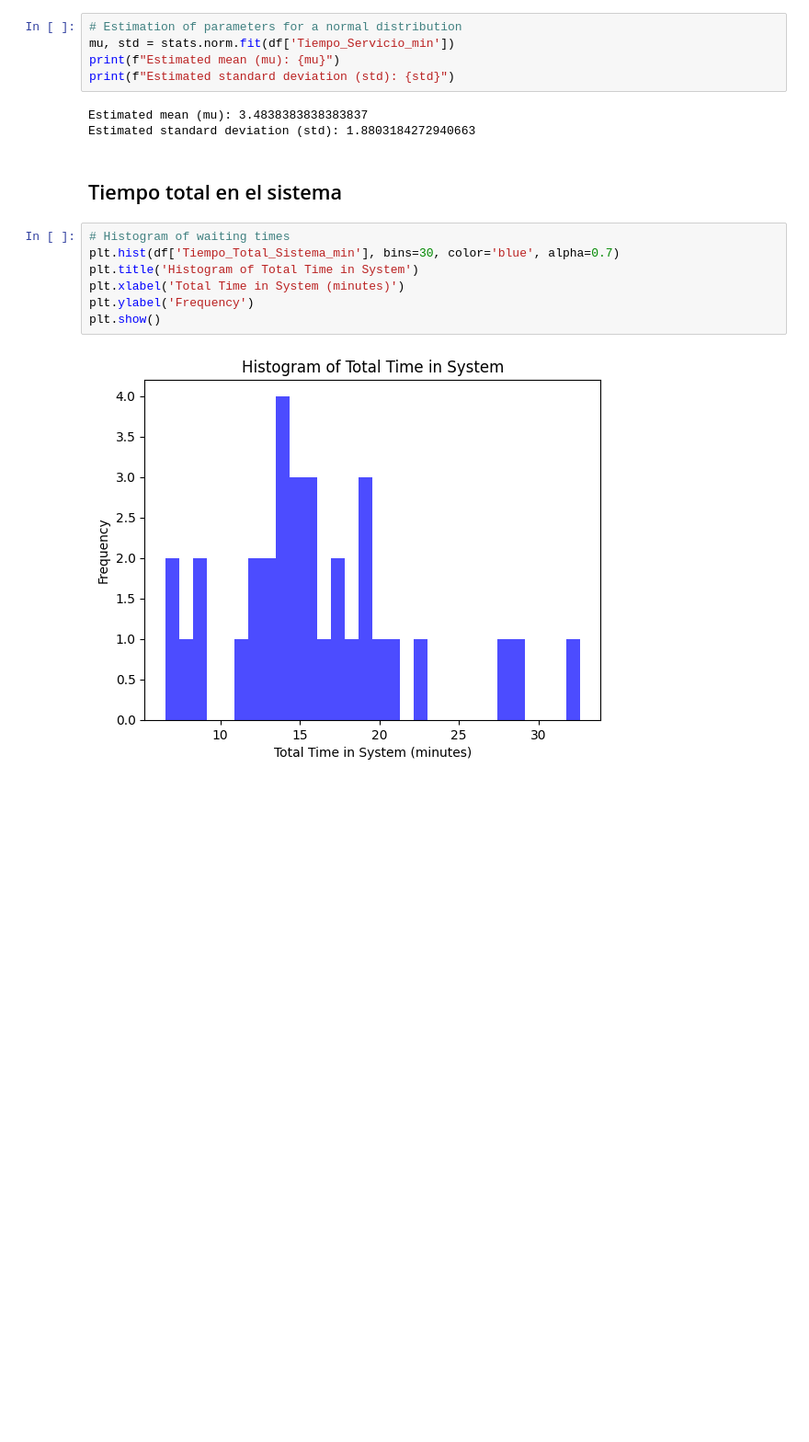
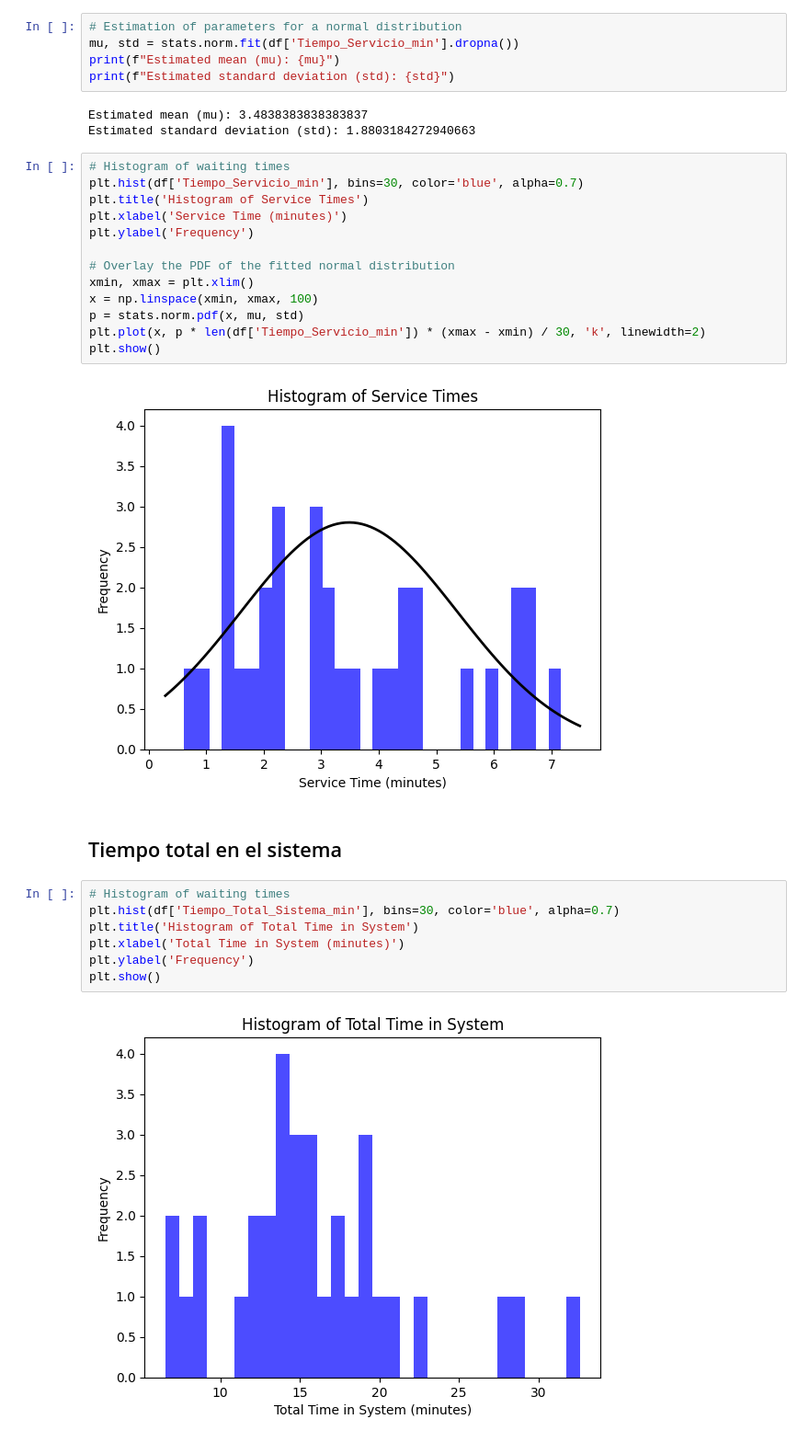
Before and after one commit to SebastianJRamirezA/gas_station_sim, a Jupyter notebook: data/data_analysis.ipynb, the cells around one changed output. Shown at 92% size. Saved outputs shown, nothing was run; the diff lists cells and outputs as text; blank space fills up the shorter version.

```diff
--- a/data/data_analysis.ipynb
+++ b/data/data_analysis.ipynb
@@ -68,12 +83,27 @@ else:
 The null hypothesis cannot be rejected. The data is normally distributed.
 # %%
 # Estimation of parameters for a normal distribution
-mu, std = stats.norm.fit(df['Tiempo_Servicio_min'])
+mu, std = stats.norm.fit(df['Tiempo_Servicio_min'].dropna())
 print(f"Estimated mean (mu): {mu}")
 print(f"Estimated standard deviation (std): {std}")
 # %% [output]
 Estimated mean (mu): 3.4838383838383837
 Estimated standard deviation (std): 1.8803184272940663
+# %%
+# Histogram of waiting times
+plt.hist(df['Tiempo_Servicio_min'], bins=30, color='blue', alpha=0.7)
+plt.title('Histogram of Service Times')
+plt.xlabel('Service Time (minutes)')
+plt.ylabel('Frequency')
+
+# Overlay the PDF of the fitted normal distribution
+xmin, xmax = plt.xlim()
+x = np.linspace(xmin, xmax, 100)
+p = stats.norm.pdf(x, mu, std)
+plt.plot(x, p * len(df['Tiempo_Servicio_min']) * (xmax - xmin) / 30, 'k', linewidth=2)
+plt.show()
+# %% [output]
+[figure, added]
 # %% [markdown]
 ## Tiempo total en el sistema
 # %%
```
Also changed, not shown: parts of 14 cells of this notebook, 3 other files.
